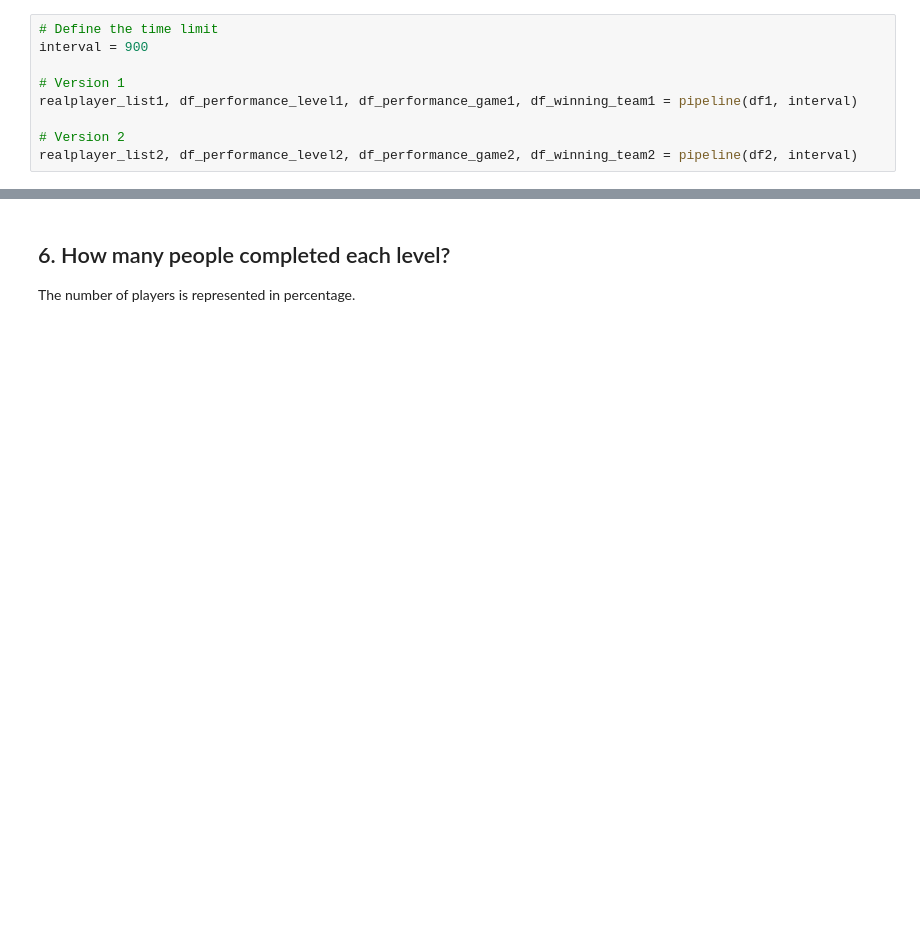
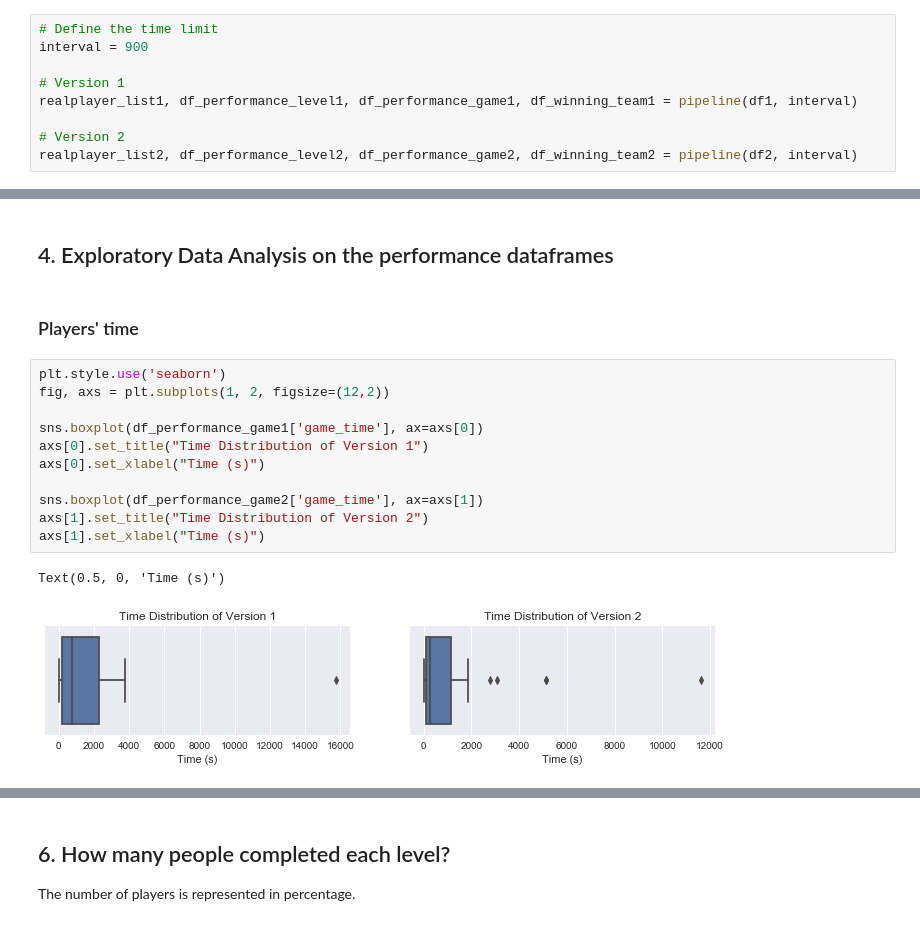
Before and after one commit to lsidharta/Plushie-Defence-Analysis, a Jupyter notebook: Plushie-Defence-Analysis/src/PlushieAnalysis.ipynb, the cells around one changed output, grey strips where cells are left out. Drawn from its saved outputs; the diff is of its cells as text; blank space fills up the shorter version.

Commit message:
version 2.0
Add EDA

```diff
--- a/Plushie-Defence-Analysis/src/PlushieAnalysis.ipynb
+++ b/Plushie-Defence-Analysis/src/PlushieAnalysis.ipynb
@@ -499,0 +547,18 @@ realplayer_list2, df_performance_level2, df_performance_game2, df_winning_team2
+# %% [markdown]
+<h2>4. Exploratory Data Analysis on the performance dataframes</h2>
+# %% [markdown]
+<h3>Players' time</h3>
+# %%
+plt.style.use('seaborn')
+fig, axs = plt.subplots(1, 2, figsize=(12,2))
+
+sns.boxplot(df_performance_game1['game_time'], ax=axs[0])
+axs[0].set_title("Time Distribution of Version 1")
+axs[0].set_xlabel("Time (s)")
+
+sns.boxplot(df_performance_game2['game_time'], ax=axs[1])
+axs[1].set_title("Time Distribution of Version 2")
+axs[1].set_xlabel("Time (s)")
+# %% [output]
+Text(0.5, 0, 'Time (s)')
+[figure, added]
```
Also changed, not shown: parts of 42 cells of this notebook.
